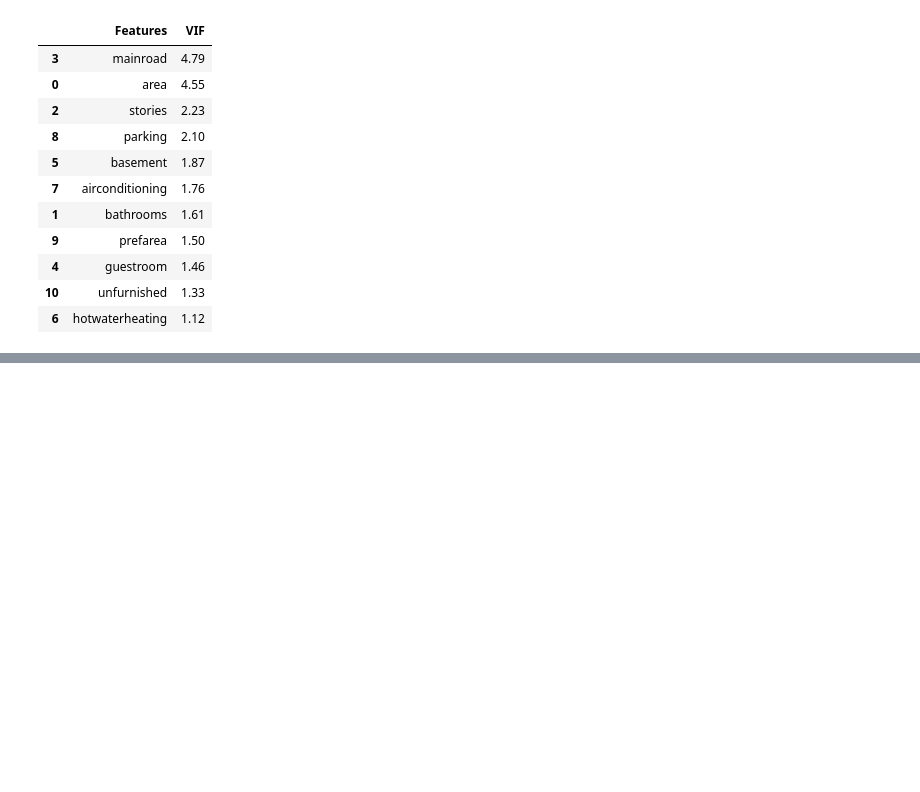
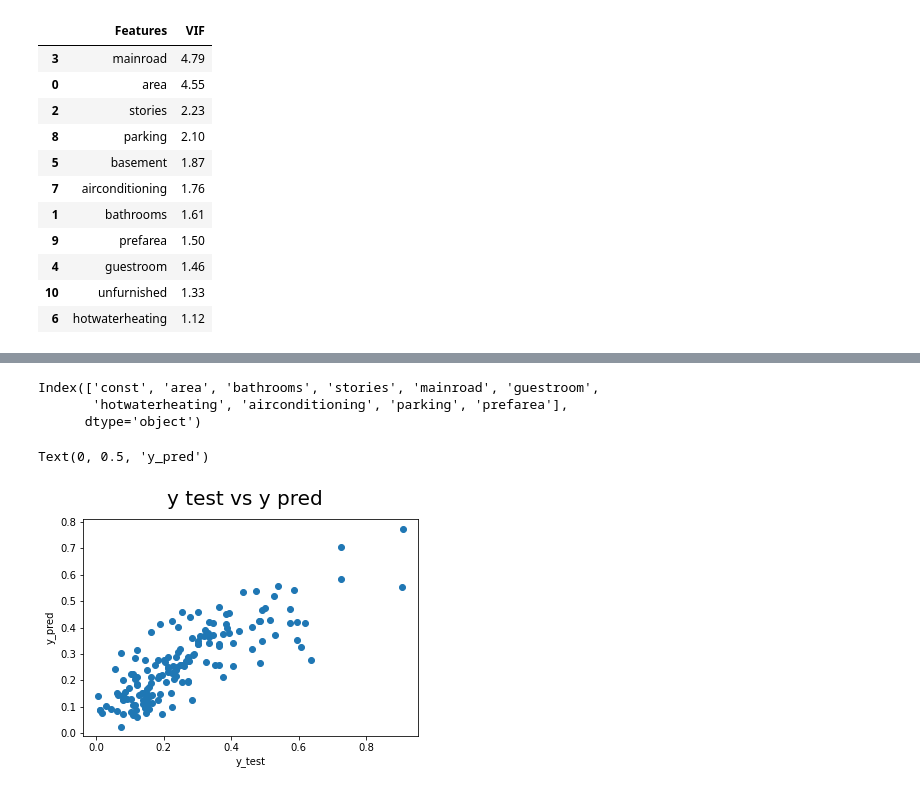
Before and after one commit to khairnardevashish/Advertising-Simple-Linear-Regression, a Jupyter notebook: MLR/Multiple LR.ipynb, the cells around one changed output, grey strips where cells are left out. Drawn from its saved outputs; the diff is of its cells as text; code cells hidden in the pictures; blank space fills up the shorter version.

```diff
--- a/MLR/Multiple LR.ipynb
+++ b/MLR/Multiple LR.ipynb
@@ -566,0 +614,7 @@ vif
+# %%
+y_test = df_test.pop('price')
+X_test = df_test
+# %%
+# Add constant
+X_test_sm = sm.add_constant(X_test)
+X_test_sm.head()
@@ -566,0 +628,3 @@ vif
+# %%
+X_test_sm = X_test_sm.drop(['bedrooms','semi-furnished'], axis=1)
+X_test_sm
@@ -566,0 +645,3 @@ vif
+# %%
+#Predict
+y_test_pred = lr_model.predict(X_test_sm)
@@ -566,0 +767,15 @@ vif
+# %%
+X_train_new.columns
+# %% [output]
+Index(['const', 'area', 'bathrooms', 'stories', 'mainroad', 'guestroom',
+       'hotwaterheating', 'airconditioning', 'parking', 'prefarea'],
+      dtype='object')
+# %%
+fig = plt.figure()
+plt.scatter(y_test,y_test_pred)
+fig.suptitle('y test vs y pred', fontsize = 20)
+plt.xlabel('y_test')
+plt.ylabel('y_pred')
+# %% [output]
+Text(0, 0.5, 'y_pred')
+[figure, added]
```
Also changed, not shown: parts of 30 cells of this notebook.
